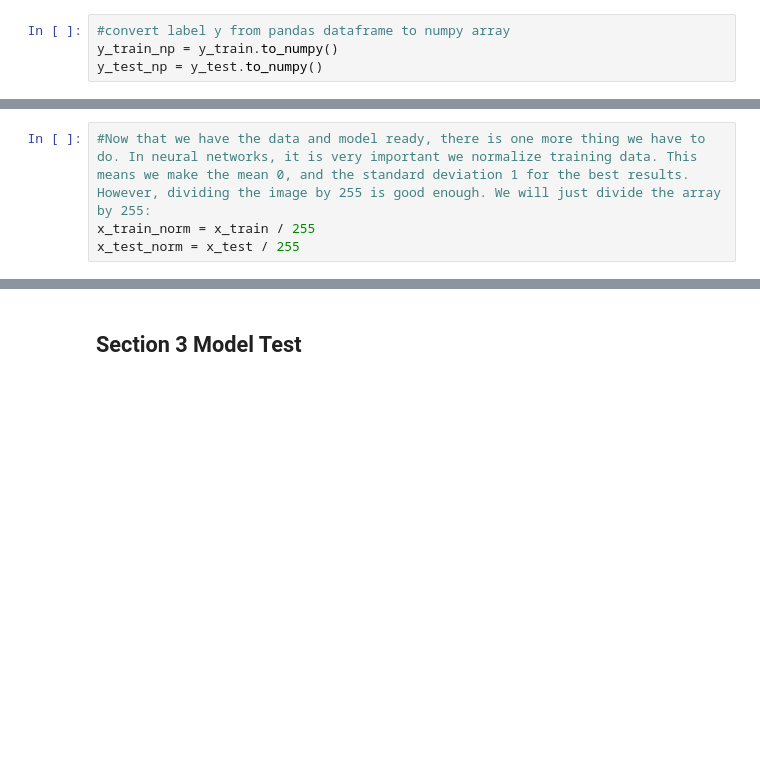
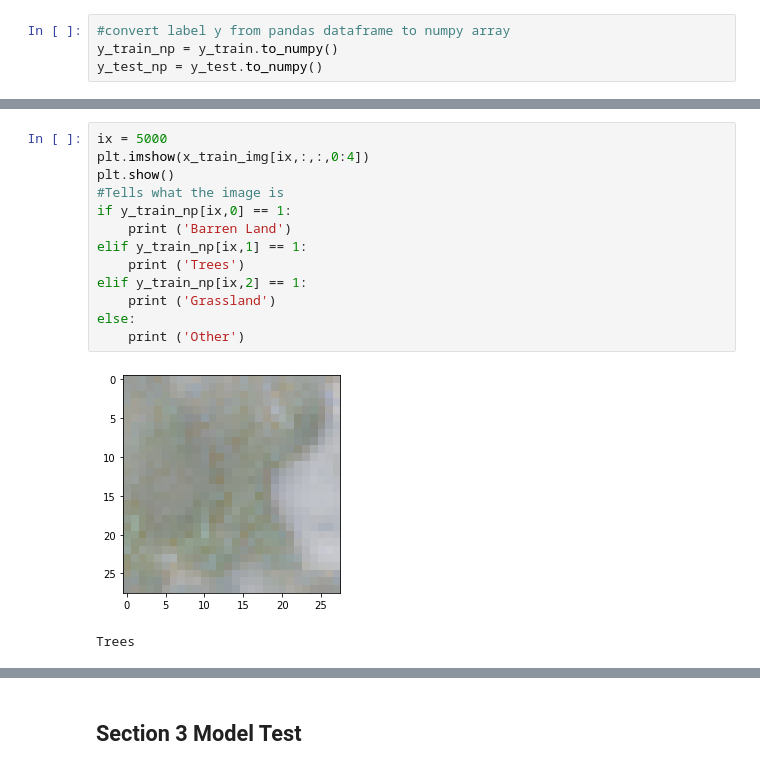
Before and after one commit to graceyu2020/Capstone_Project3, a Jupyter notebook: Satellite_Image_Classification_GraceYu.ipynb, the cells around one changed output, grey strips where cells are left out. Saved outputs shown, nothing was run; the diff lists cells and outputs as text; blank space fills up the shorter version.

```diff
--- a/Satellite_Image_Classification_GraceYu.ipynb
+++ b/Satellite_Image_Classification_GraceYu.ipynb
@@ -118,4 +118,16 @@ Other
-# %%
-#Now that we have the data and model ready, there is one more thing we have to do. In neural networks, it is very important we normalize training data. This means we make the mean 0, and the standard deviation 1 for the best results. However, dividing the image by 255 is good enough. We will just divide the array by 255:
-x_train_norm = x_train / 255
-x_test_norm = x_test / 255
+# %%
+ix = 5000
+plt.imshow(x_train_img[ix,:,:,0:4])
+plt.show()
+#Tells what the image is
+if y_train_np[ix,0] == 1:
+    print ('Barren Land')
+elif y_train_np[ix,1] == 1:
+    print ('Trees')
+elif y_train_np[ix,2] == 1:
+    print ('Grassland')
+else:
+    print ('Other')
+# %% [output]
+[figure, added]
+Trees
```
Also changed, not shown: parts of 37 cells of this notebook.
